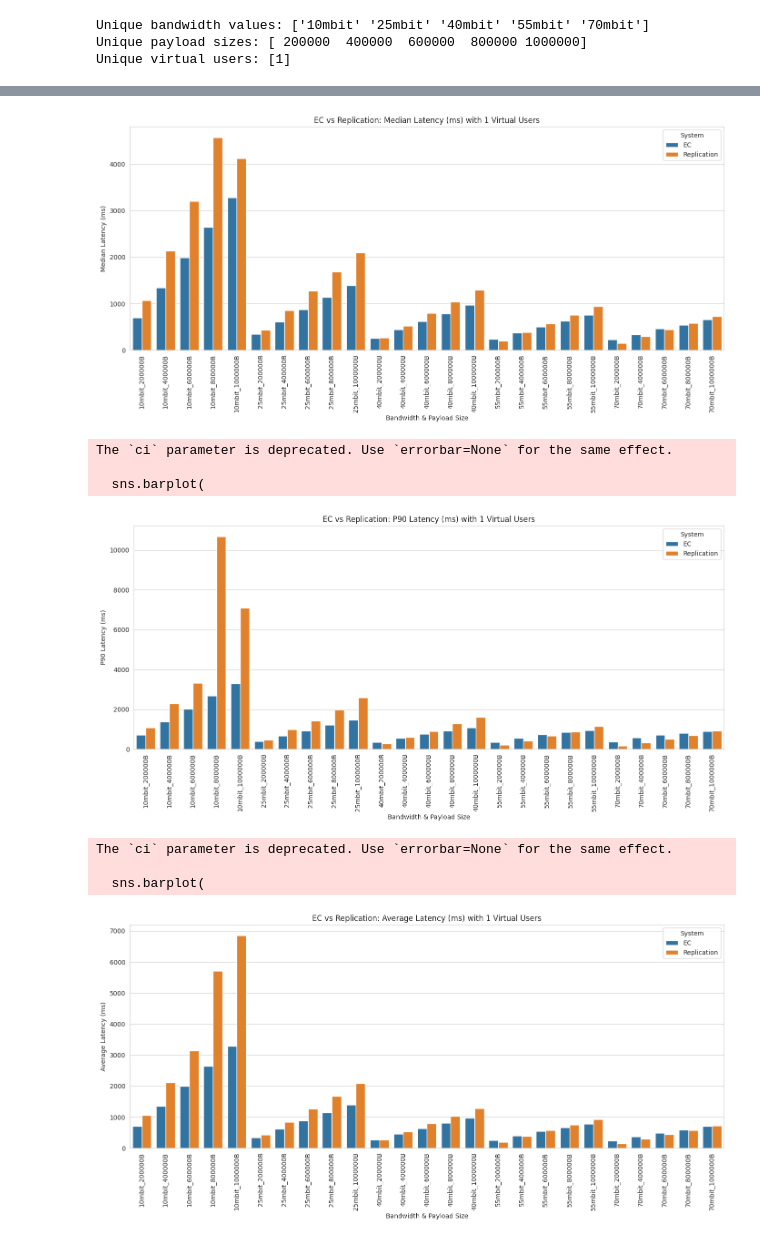
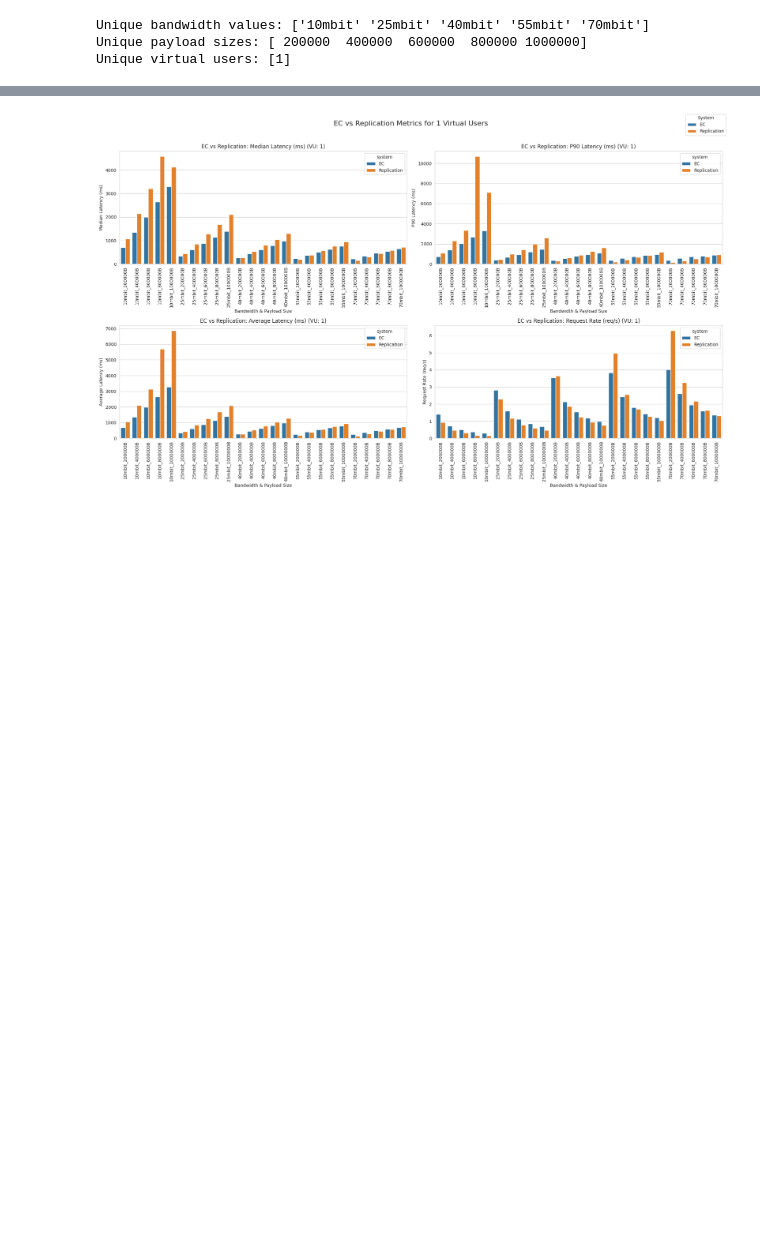
Before and after one commit to MuhamadAjiW/DistKV-Erasure-Coding, a Jupyter notebook: benchmark/benchmark_k6_write.ipynb, the cells around one changed output, grey strips where cells are left out. Cells and saved outputs as stored; diff of their text form; code cells hidden in the pictures; blank space fills up the shorter version.

```diff
--- a/benchmark/benchmark_k6_write.ipynb
+++ b/benchmark/benchmark_k6_write.ipynb
@@ -405,48 +454,55 @@ The `ci` parameter is deprecated. Use `errorbar=None` for the same effect.
 # %%
-# 3. Grouping by virtual users
-# For each virtual user count, compare EC vs Replication across different bandwidths and payload sizes
-def plot_by_vu(metric):
+# 3. Grouping by virtual users (all metrics in one 2×2 display)
+def plot_by_vu():
     vus = df['virtual_user'].unique()
     for vu in vus:
-        # Filter data for this virtual user count
         df_vu = df[df['virtual_user'] == vu]
+        if df_vu.empty:
+            continue
 
-        if len(df_vu) > 0:
-            plt.figure(figsize=(14, 7))
-            # Sort bandwidths numerically for this vu
-            bw_order = (
-                df_vu[['bandwidth', 'bandwidth_num']]
-                .drop_duplicates()
-                .sort_values('bandwidth_num')
-                .bandwidth.tolist()
-            )
-            # Create a new column for the x-axis that combines bandwidth and payload size
-            df_vu['bw_payload'] = df_vu.apply(lambda row: f"{row['bandwidth']}_{row['payload_size']}B", axis=1)
-            # Sort x-axis by bandwidth order then payload size
-            df_vu['bw_payload'] = pd.Categorical(df_vu['bw_payload'],
-                [f"{bw}_{ps}B" for bw in bw_order for ps in sorted(df_vu['payload_size'].unique())],
-                ordered=True)
-            # Plot
+        # set up 2×2 subplots for the four metrics
+        fig, axes = plt.subplots(2, 2, figsize=(20, 12))
+        axes = axes.flatten()
+
+        # precompute ordering for x‐axis
+        bw_order = (
+            df_vu[['bandwidth', 'bandwidth_num']]
+            .drop_duplicates()
+            .sort_values('bandwidth_num')
+            .bandwidth.tolist()
+        )
+        ps_order = sorted(df_vu['payload_size'].unique())
+        x_order = [f"{bw}_{ps}B" for bw in bw_order for ps in ps_order]
+
+        # apply categorical ordering
+        df_vu['bw_payload'] = df_vu.apply(
+            lambda row: f"{row['bandwidth']}_{row['payload_size']}B", axis=1
+        )
+        df_vu['bw_payload'] = pd.Categorical(df_vu['bw_payload'], categories=x_order, ordered=True)
+
+        for ax, metric in zip(axes, metrics):
             sns.barplot(
                 data=df_vu,
                 x='bw_payload',
                 y=metric,
                 hue='system',
                 ci=None,
-                dodge=True
+                dodge=True,
+                ax=ax
             )
+            ax.set_title(f"EC vs Replication: {metric_titles[metric]} (VU: {vu})")
+            ax.set_xlabel('Bandwidth & Payload Size')
+            ax.set_ylabel(metric_titles[metric])
+            ax.tick_params(axis='x', rotation=90)
 
-            plt.title(f'EC vs Replication: {metric_titles[metric]} with {vu} Virtual Users')
-            plt.xlabel('Bandwidth & Payload Size')
-            plt.ylabel(metric_titles[metric])
-            plt.xticks(rotation=90)
-            plt.legend(title='System')
-            plt.tight_layout()
-            plt.show()
+        # single legend for all subplots
+        handles, labels = axes[0].get_legend_handles_labels()
+        fig.legend(handles, labels, title='System', loc='upper right')
+        fig.suptitle(f"EC vs Replication Metrics for {vu} Virtual Users", fontsize=16)
+        fig.tight_layout(rect=[0, 0, 1, 0.96])
+        plt.show()
 
-# Plot each metric grouped by virtual users
-for metric in metrics:
-    plot_by_vu(metric)
+plot_by_vu()
 # %% [output]
 The `ci` parameter is deprecated. Use `errorbar=None` for the same effect.
 
@@ -454,9 +522 @@ The `ci` parameter is deprecated. Use `errorbar=None` for the same effect.
-[figure, old version]
+[figure, new version]
-The `ci` parameter is deprecated. Use `errorbar=None` for the same effect.
-
-  sns.barplot(
-[figure, removed]
-The `ci` parameter is deprecated. Use `errorbar=None` for the same effect.
-
-  sns.barplot(
-[figure, removed]
```
Also changed, not shown: parts of 5 cells of this notebook, 1 other file.
